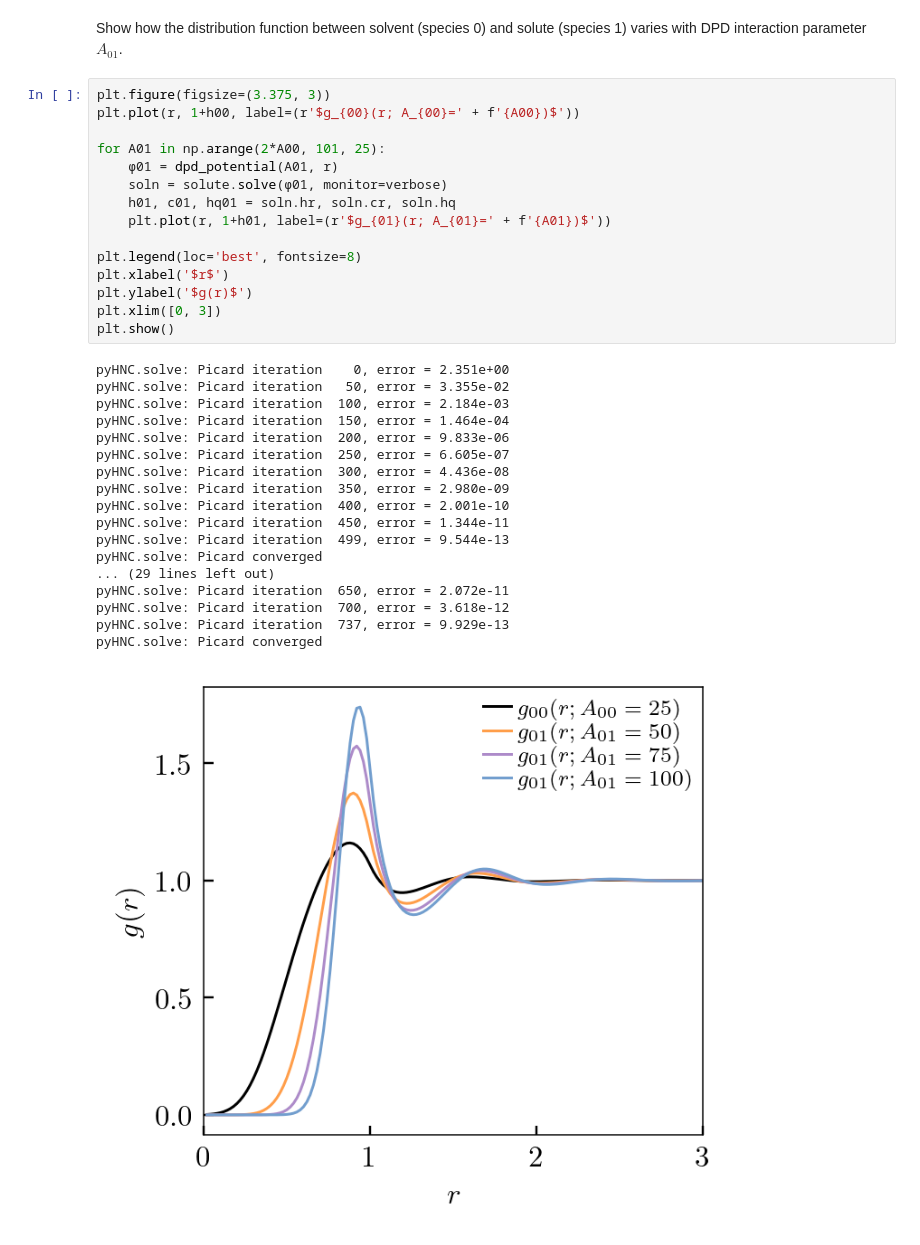
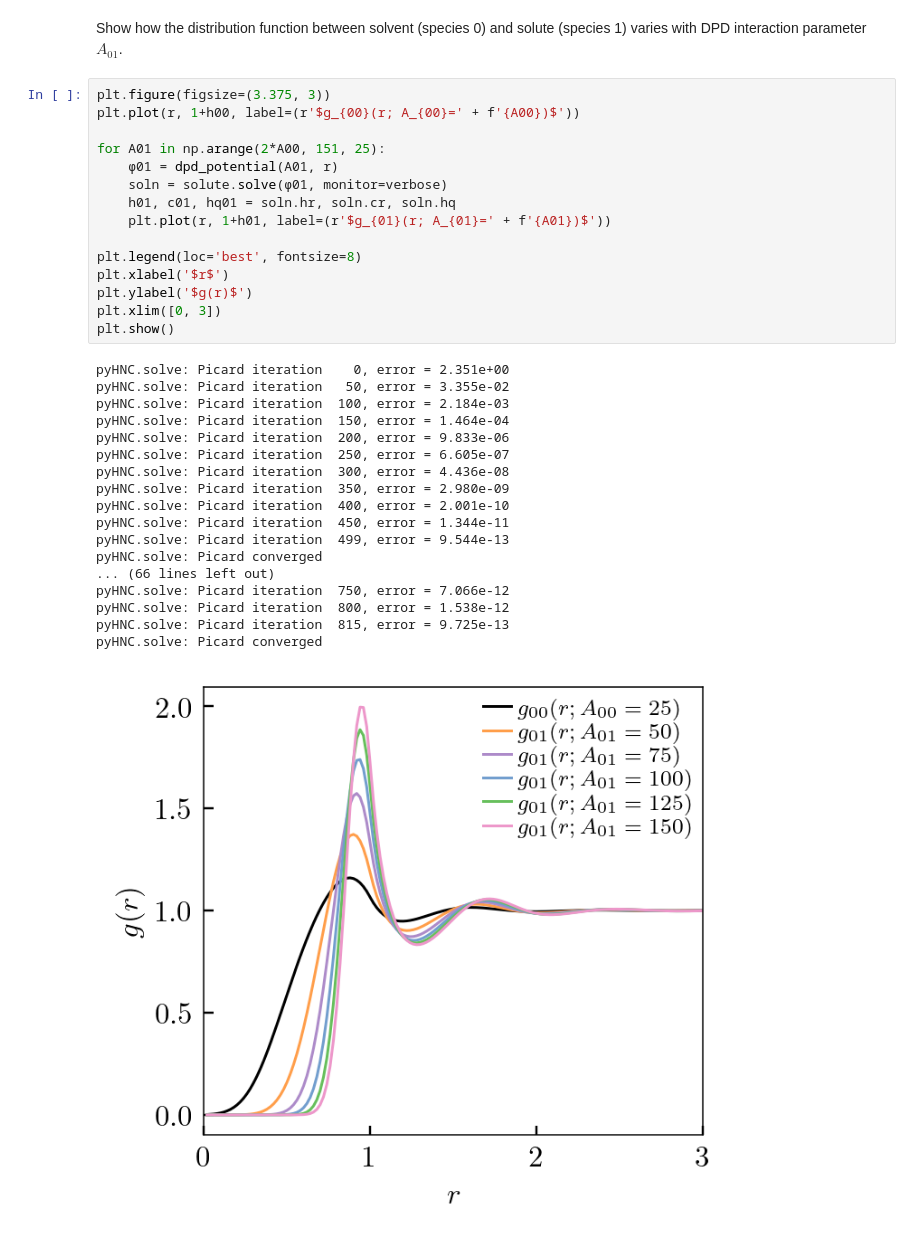
Before and after one commit to patrickbwarren/python3-HNC-solver, a Jupyter notebook: solute_demo.ipynb, the cells around one changed output. Cells and saved outputs as stored; diff of their text form.

```diff
--- a/solute_demo.ipynb
+++ b/solute_demo.ipynb
@@ -149,35 +149,35 @@ Show how the distribution function between solvent (species 0) and solute (speci
 # %%
 plt.figure(figsize=(3.375, 3))
 plt.plot(r, 1+h00, label=(r'$g_{00}(r; A_{00}=' + f'{A00})$'))
 
-for A01 in np.arange(2*A00, 101, 25):
+for A01 in np.arange(2*A00, 151, 25):
     φ01 = dpd_potential(A01, r)
     soln = solute.solve(φ01, monitor=verbose)
     h01, c01, hq01 = soln.hr, soln.cr, soln.hq
     plt.plot(r, 1+h01, label=(r'$g_{01}(r; A_{01}=' + f'{A01})$'))
 
 plt.legend(loc='best', fontsize=8)
 plt.xlabel('$r$')
 plt.ylabel('$g(r)$')
 plt.xlim([0, 3])
 plt.show()
 # %% [output]
 pyHNC.solve: Picard iteration    0, error = 2.351e+00
 pyHNC.solve: Picard iteration   50, error = 3.355e-02
 pyHNC.solve: Picard iteration  100, error = 2.184e-03
 pyHNC.solve: Picard iteration  150, error = 1.464e-04
 pyHNC.solve: Picard iteration  200, error = 9.833e-06
 pyHNC.solve: Picard iteration  250, error = 6.605e-07
 pyHNC.solve: Picard iteration  300, error = 4.436e-08
 pyHNC.solve: Picard iteration  350, error = 2.980e-09
 pyHNC.solve: Picard iteration  400, error = 2.001e-10
 pyHNC.solve: Picard iteration  450, error = 1.344e-11
 pyHNC.solve: Picard iteration  499, error = 9.544e-13
 pyHNC.solve: Picard converged
-... (29 lines left out)
-pyHNC.solve: Picard iteration  650, error = 2.072e-11
-pyHNC.solve: Picard iteration  700, error = 3.618e-12
-pyHNC.solve: Picard iteration  737, error = 9.929e-13
+... (66 lines left out)
+pyHNC.solve: Picard iteration  750, error = 7.066e-12
+pyHNC.solve: Picard iteration  800, error = 1.538e-12
+pyHNC.solve: Picard iteration  815, error = 9.725e-13
 pyHNC.solve: Picard converged
-[figure, old version]
+[figure, new version]
 # %%
```
Also changed, not shown: parts of 2 cells of this notebook.
